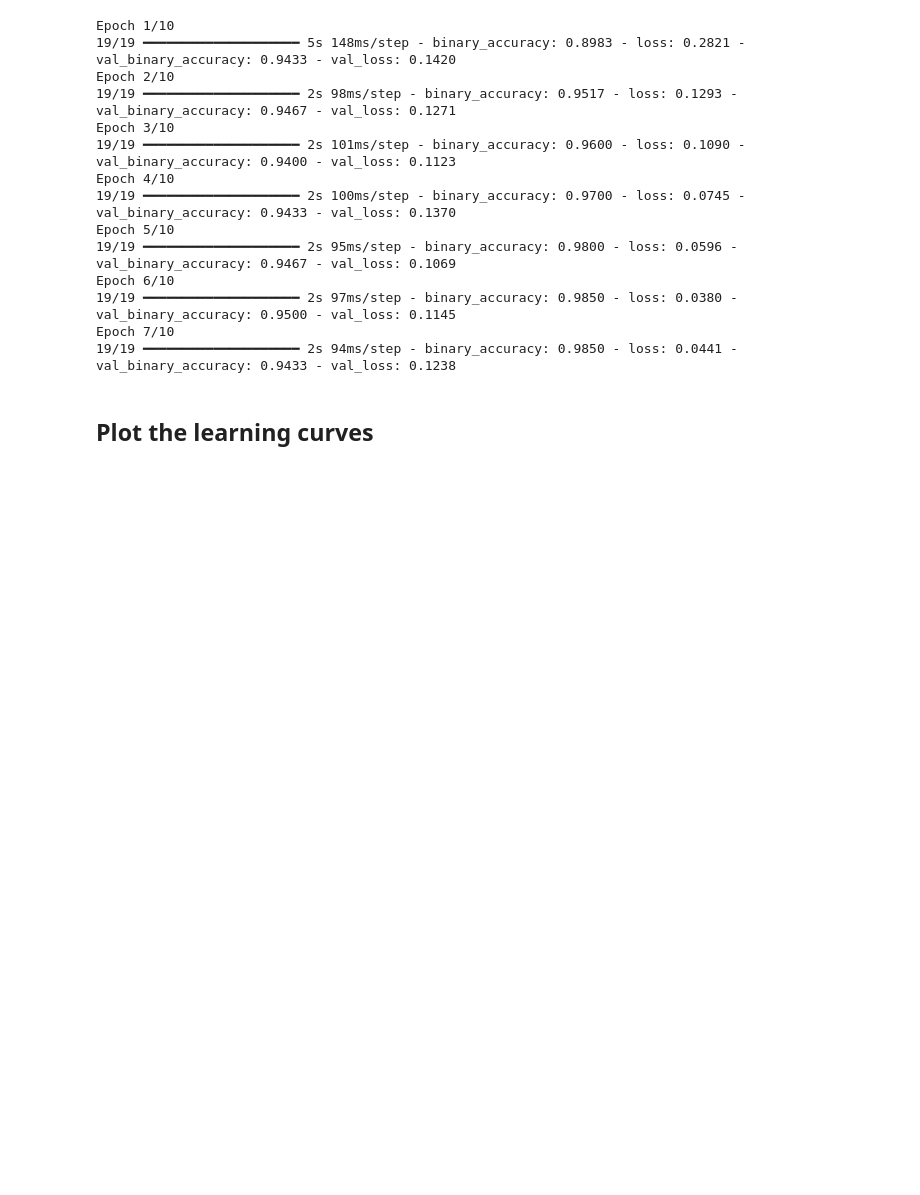
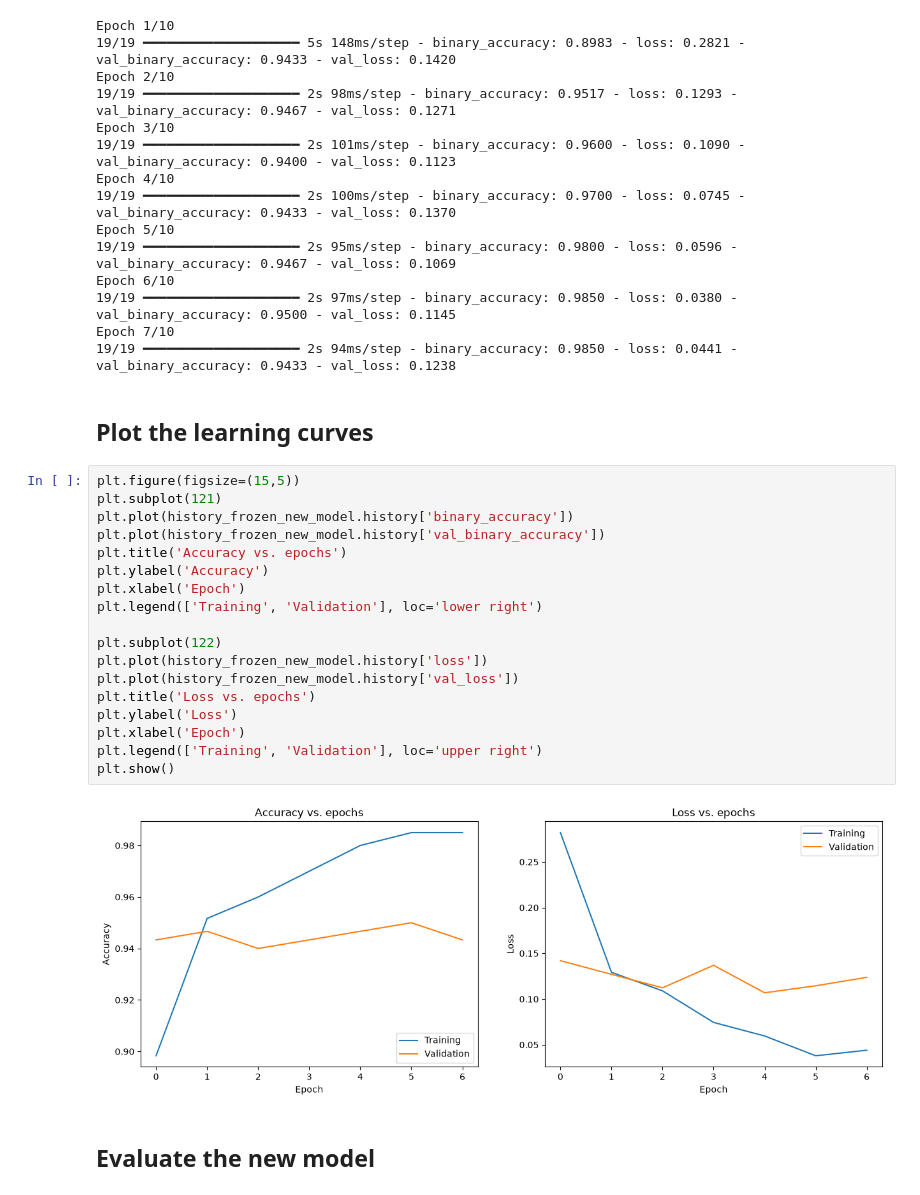
Before and after one commit to ramirezgrosas/tf2-transfer-learning-cats-dogs, a Jupyter notebook: tf2-transfer-learning-cats-dogs.ipynb, the cells around one changed output. Drawn from its saved outputs; the diff is of its cells as text; blank space fills up the shorter version.

Commit message:
Evaluating the final model, Learning curves, Comparing the models: Benchmark CNN vs Final Model with pre-trained, Plotting Confusion Matrix

```diff
--- a/tf2-transfer-learning-cats-dogs.ipynb
+++ b/tf2-transfer-learning-cats-dogs.ipynb
@@ -399,3 +399,25 @@ Epoch 7/10
 19/19 ━━━━━━━━━━━━━━━━━━━━ 2s 94ms/step - binary_accuracy: 0.9850 - loss: 0.0441 - val_binary_accuracy: 0.9433 - val_loss: 0.1238
 # %% [markdown]
 ## Plot the learning curves
+# %%
+plt.figure(figsize=(15,5))
+plt.subplot(121)
+plt.plot(history_frozen_new_model.history['binary_accuracy'])
+plt.plot(history_frozen_new_model.history['val_binary_accuracy'])
+plt.title('Accuracy vs. epochs')
+plt.ylabel('Accuracy')
+plt.xlabel('Epoch')
+plt.legend(['Training', 'Validation'], loc='lower right')
+
+plt.subplot(122)
+plt.plot(history_frozen_new_model.history['loss'])
+plt.plot(history_frozen_new_model.history['val_loss'])
+plt.title('Loss vs. epochs')
+plt.ylabel('Loss')
+plt.xlabel('Epoch')
+plt.legend(['Training', 'Validation'], loc='upper right')
+plt.show()
+# %% [output]
+[figure, added]
+# %% [markdown]
+## Evaluate the new model
```
Also changed, not shown: parts of 5 cells of this notebook.
